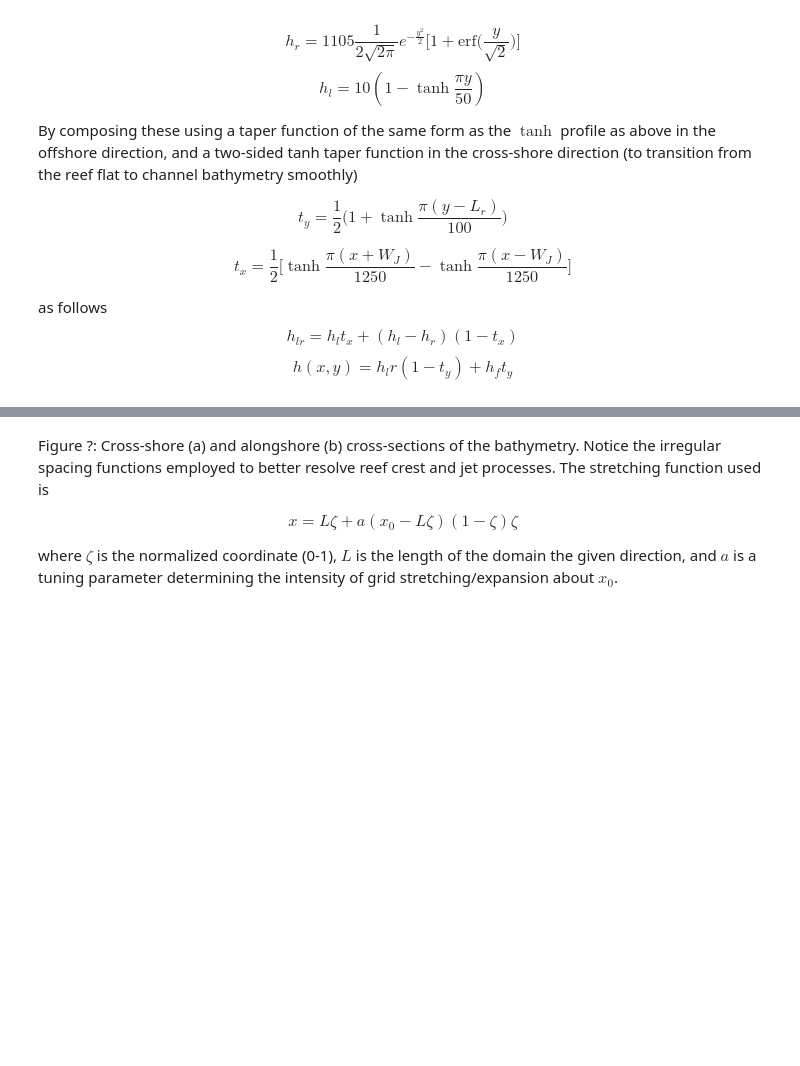
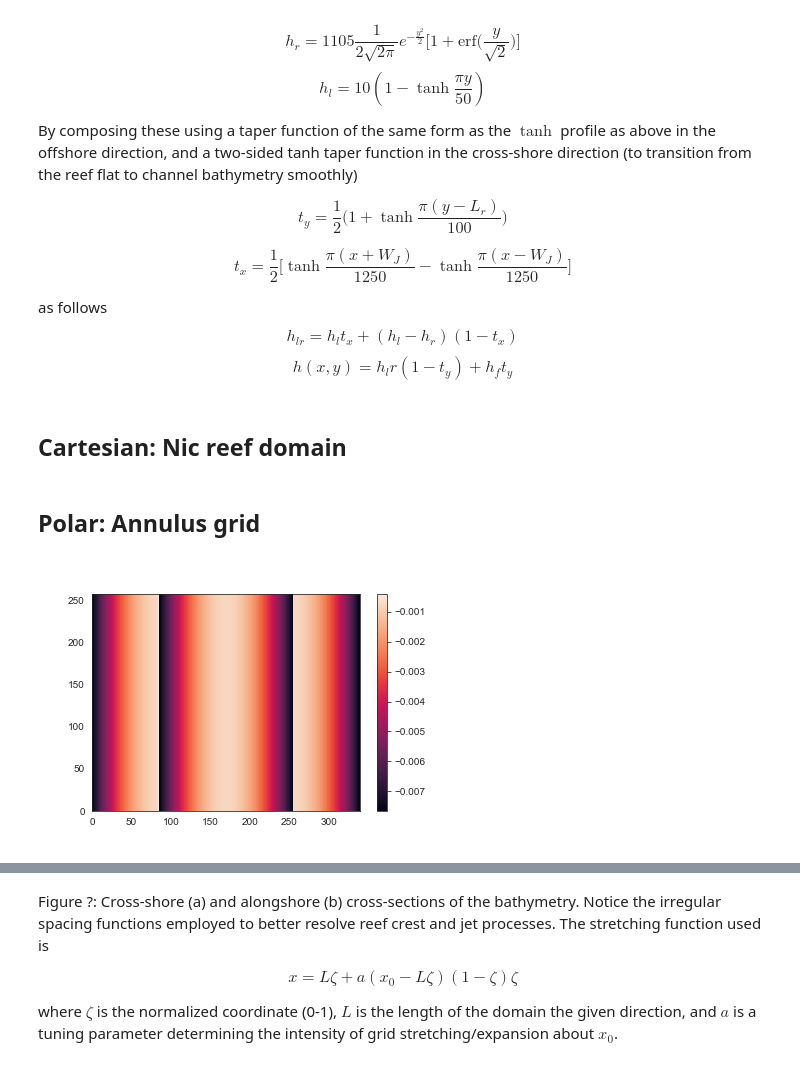
Before and after one commit to wingtorres/annulus, a Jupyter notebook: grid/ann_grid_analytic.ipynb, the cells around one changed output, grey strips where cells are left out. Saved outputs shown, nothing was run; the diff lists cells and outputs as text; code cells hidden in the pictures; blank space fills up the shorter version.

```diff
--- a/grid/ann_grid_analytic.ipynb
+++ b/grid/ann_grid_analytic.ipynb
@@ -115 +186,3 @@ $$h(x,y) = h_lr(1 - t_y) + h_ft_y $$
+# %% [markdown]
+## Cartesian: Nic reef domain
 # %%
@@ -131,4 +204,6 @@ G.h = G.hlc*(1 - G.taper_eta) + G.hf*G.taper_eta
 G.h[G.h<.5] = .5
 
 #G.repeat(4)
+# %% [markdown]
+## Polar: Annulus grid
 # %%
@@ -149,0 +248,11 @@ G.h[G.h<.5] = .5
+# %%
+%matplotlib widget
+G.swan_halo()
+##plt.pcolormesh(G.T, G.R, G.h_swan, vmin = 0, vmax = 30)
+#plt.pcolormesh(G.T_swan, G.R_swan, G.h_swan, vmin = 0, vmax = 30)
+#plt.pcolormesh(G.T_swan) #np.diff(G.T_swan) )
+plt.pcolormesh(np.diff(G.T_swan, axis = 1))
+plt.colorbar()
+plt.show()
+# %% [output]
+[figure, added]
```
Also changed, not shown: parts of 22 cells of this notebook.
